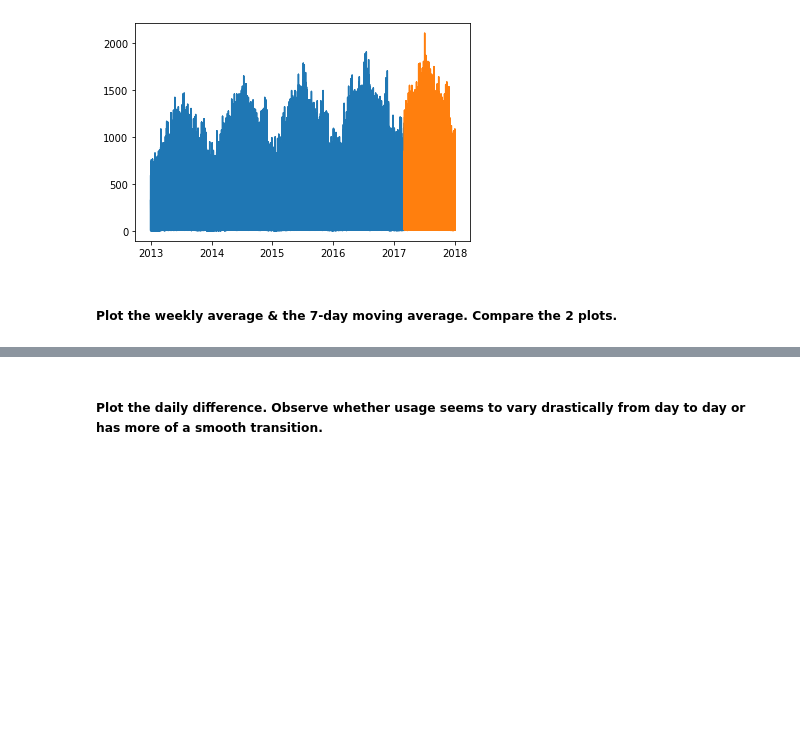
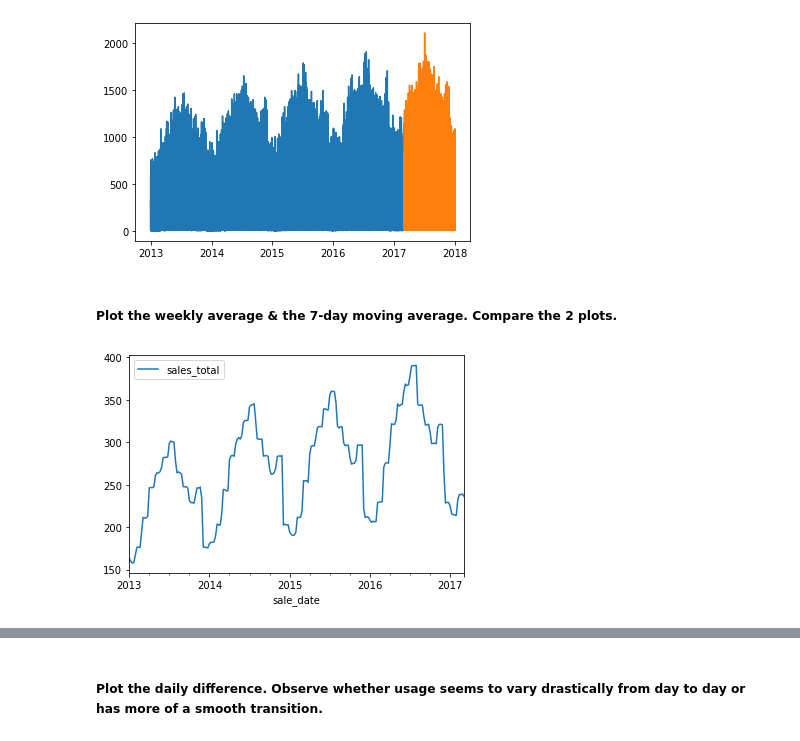
Before and after one commit to misty-garcia/ds-methodologies-exercises, a Jupyter notebook: time_series/explore-exercise.ipynb, the cells around one changed output, grey strips where cells are left out. Saved outputs shown, nothing was run; the diff lists cells and outputs as text; code cells hidden in the pictures; blank space fills up the shorter version.

```diff
--- a/time_series/explore-exercise.ipynb
+++ b/time_series/explore-exercise.ipynb
@@ -101,3 +108,10 @@ plt.show()
 [figure]
 # %% [markdown]
 ##### Plot the weekly average & the 7-day moving average. Compare the 2 plots.
+# %%
+train = pd.concat([pd.DataFrame(X_train), pd.DataFrame(y_train)], axis=1).set_index("sale_date")
+# %%
+train.resample("W").mean().plot()
+plt.show()
+# %% [output]
+[figure, added]
```
Also changed, not shown: parts of 16 cells of this notebook.
